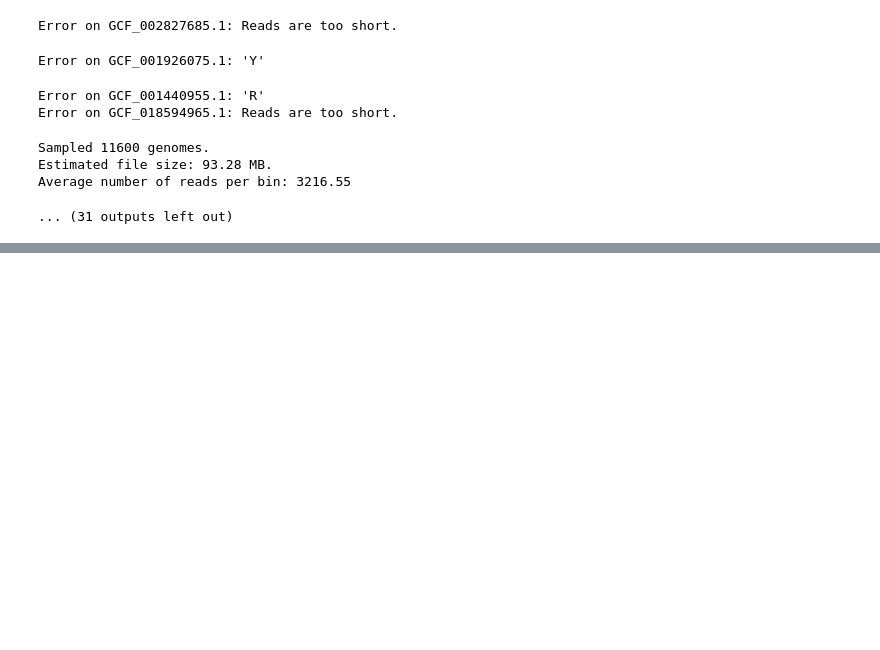
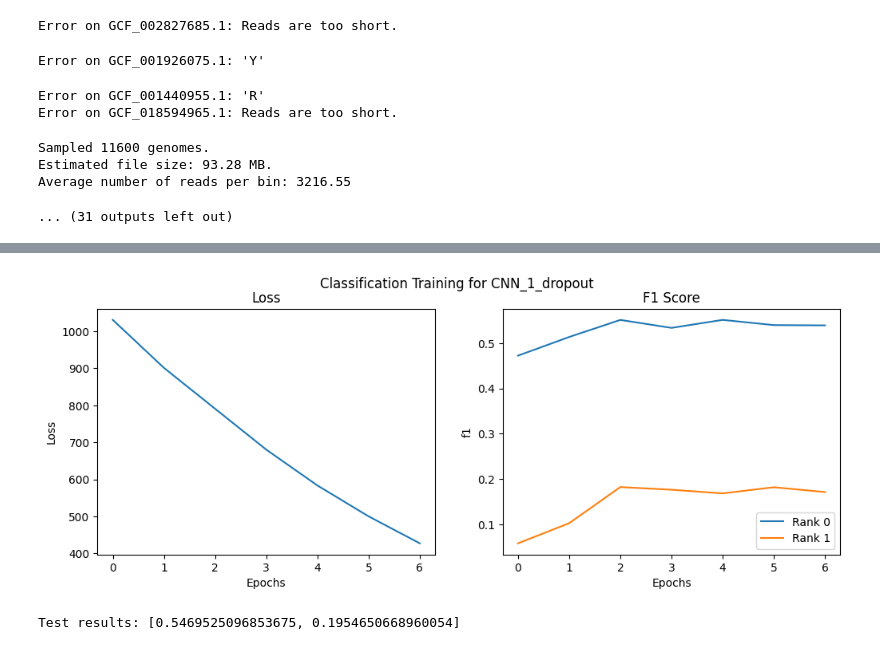
Before and after one commit to Vincent-Therrien/stelaro, a Jupyter notebook: demonstrations/synthetic.ipynb, the cells around one changed output, grey strips where cells are left out. Drawn from its saved outputs; the diff is of its cells as text; code cells hidden in the pictures; blank space fills up the shorter version.

```diff
--- a/demonstrations/synthetic.ipynb
+++ b/demonstrations/synthetic.ipynb
@@ -527,0 +634,6 @@ Test results: [np.float64(0.18442279678048787), np.float64(0.5380692285361183)]
+# %%
+benchmark(
+    feedforward.Classifier(LENGTH, mapping, "cuda", feedforward.CNN_1_dropout),
+    "CNN_1_dropout"
+)
+# %% [output]
@@ -528,3 +649,5 @@ Test results: [np.float64(0.18442279678048787), np.float64(0.5380692285361183)]
+[figure, added]
+Test results: [0.5469525096853675, 0.1954650668960054]
 # %%
 benchmark(
     feedforward.Classifier(LENGTH, mapping, "cuda", feedforward.CNN_2),
```
Also changed, not shown: parts of 16 cells of this notebook, 3 other files.
